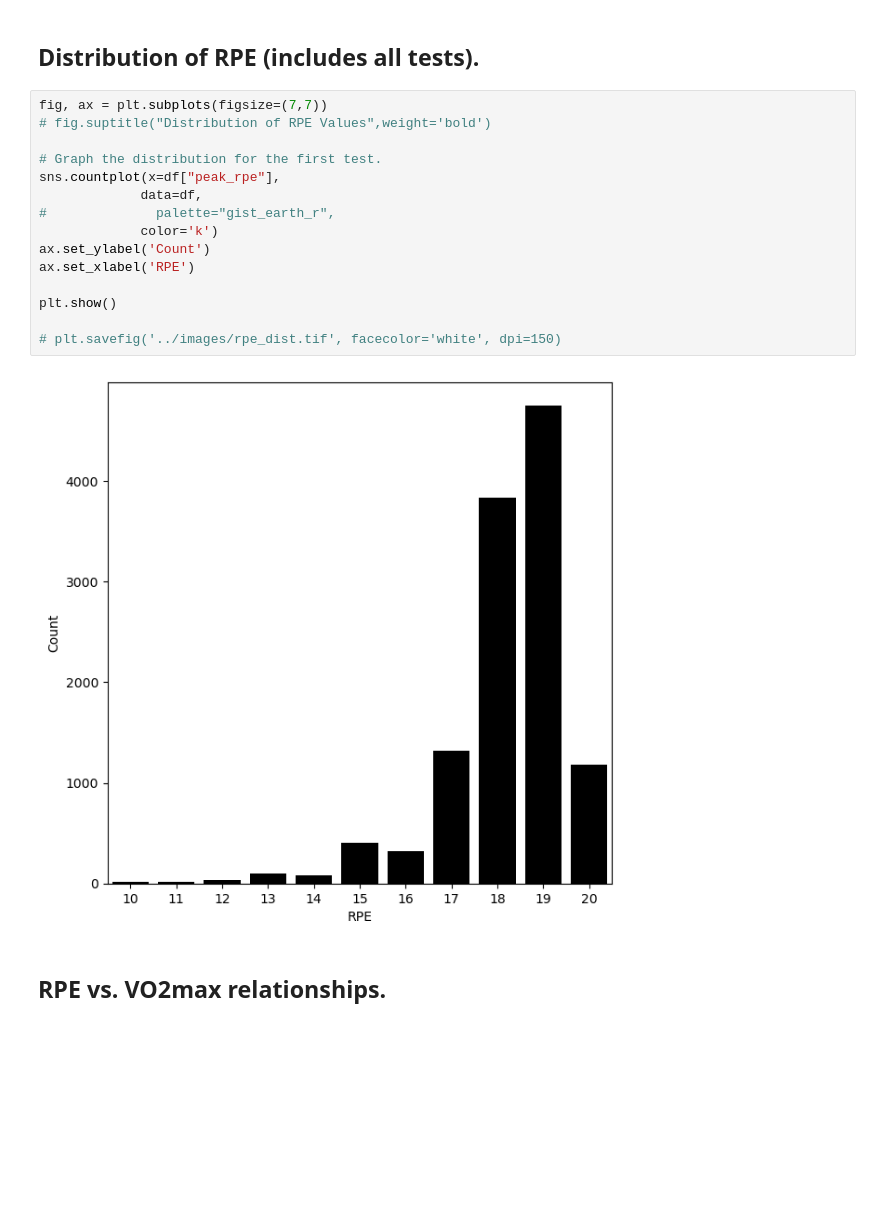
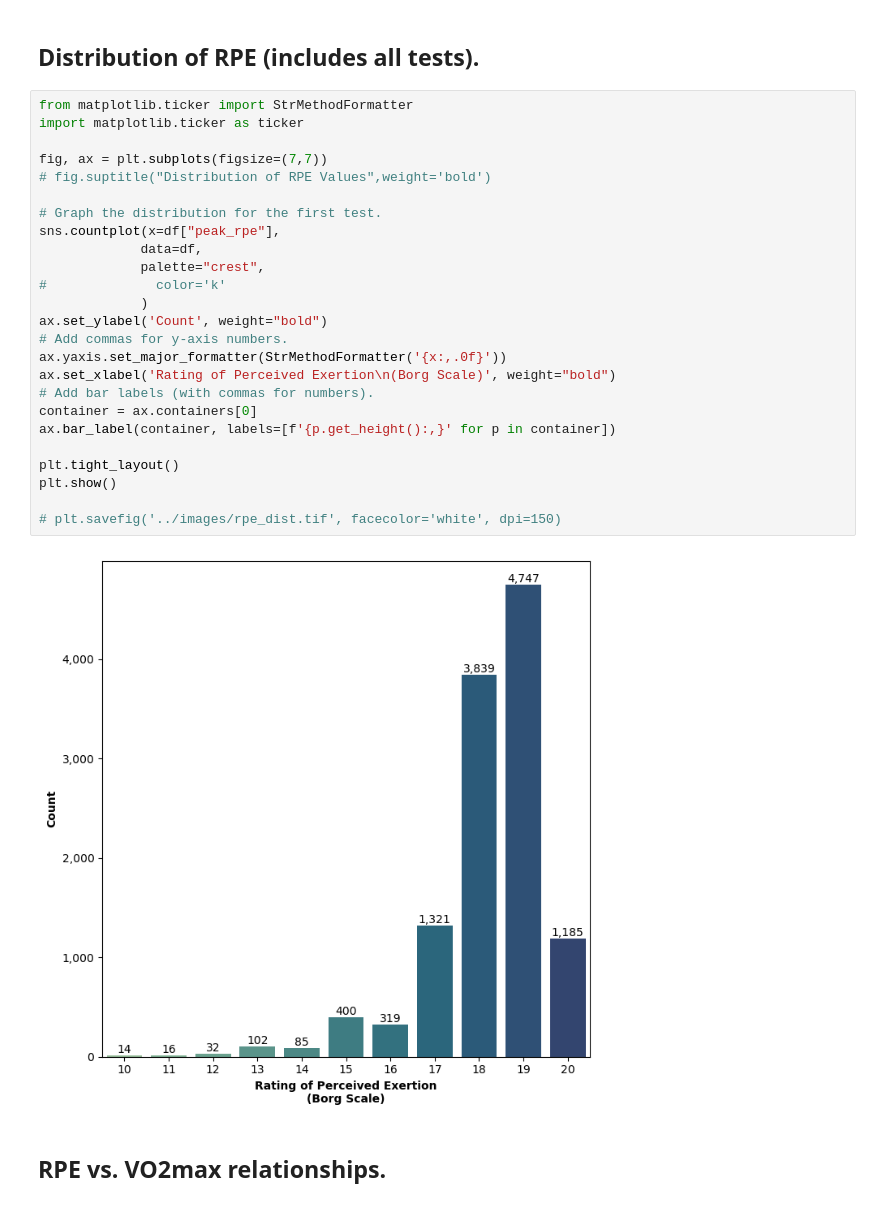
Before and after one commit to JimPeterman/FRIEND_RPE, a Jupyter notebook: rpe_figures.ipynb, the cells around one changed output. Saved outputs shown, nothing was run; the diff lists cells and outputs as text; blank space fills up the shorter version.

Commit message:
fig format updates

```diff
--- a/rpe_figures.ipynb
+++ b/rpe_figures.ipynb
@@ -25,22 +25,32 @@ with open('../data/cleaned_dataframe.pickle','rb') as read_file:
 # %% [markdown]
 ## Distribution of RPE (includes all tests).
 # %%
+from matplotlib.ticker import StrMethodFormatter
+import matplotlib.ticker as ticker
+
 fig, ax = plt.subplots(figsize=(7,7))
 # fig.suptitle("Distribution of RPE Values",weight='bold')
 
 # Graph the distribution for the first test.
 sns.countplot(x=df["peak_rpe"],
              data=df,
-#              palette="gist_earth_r",
-             color='k')
-ax.set_ylabel('Count')
-ax.set_xlabel('RPE')
+             palette="crest",
+#              color='k'
+             )
+ax.set_ylabel('Count', weight="bold")
+# Add commas for y-axis numbers.
+ax.yaxis.set_major_formatter(StrMethodFormatter('{x:,.0f}'))
+ax.set_xlabel('Rating of Perceived Exertion\n(Borg Scale)', weight="bold")
+# Add bar labels (with commas for numbers).
+container = ax.containers[0]
+ax.bar_label(container, labels=[f'{p.get_height():,}' for p in container])
 
+plt.tight_layout()
 plt.show()
 
 # plt.savefig('../images/rpe_dist.tif', facecolor='white', dpi=150)
 # %% [output]
-[figure, old version]
+[figure, new version]
 # %% [markdown]
 ## RPE vs. VO2max relationships.
 # %%
```
Also changed, not shown: parts of 4 cells of this notebook.
